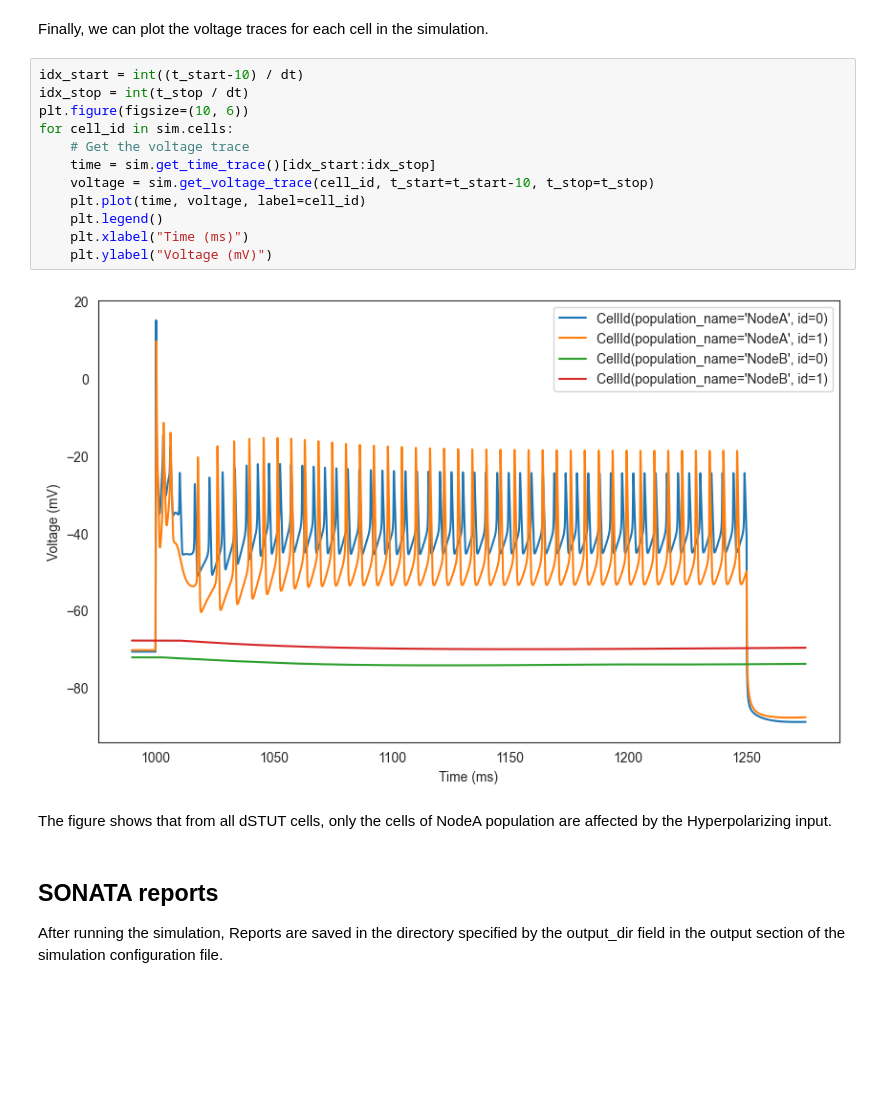
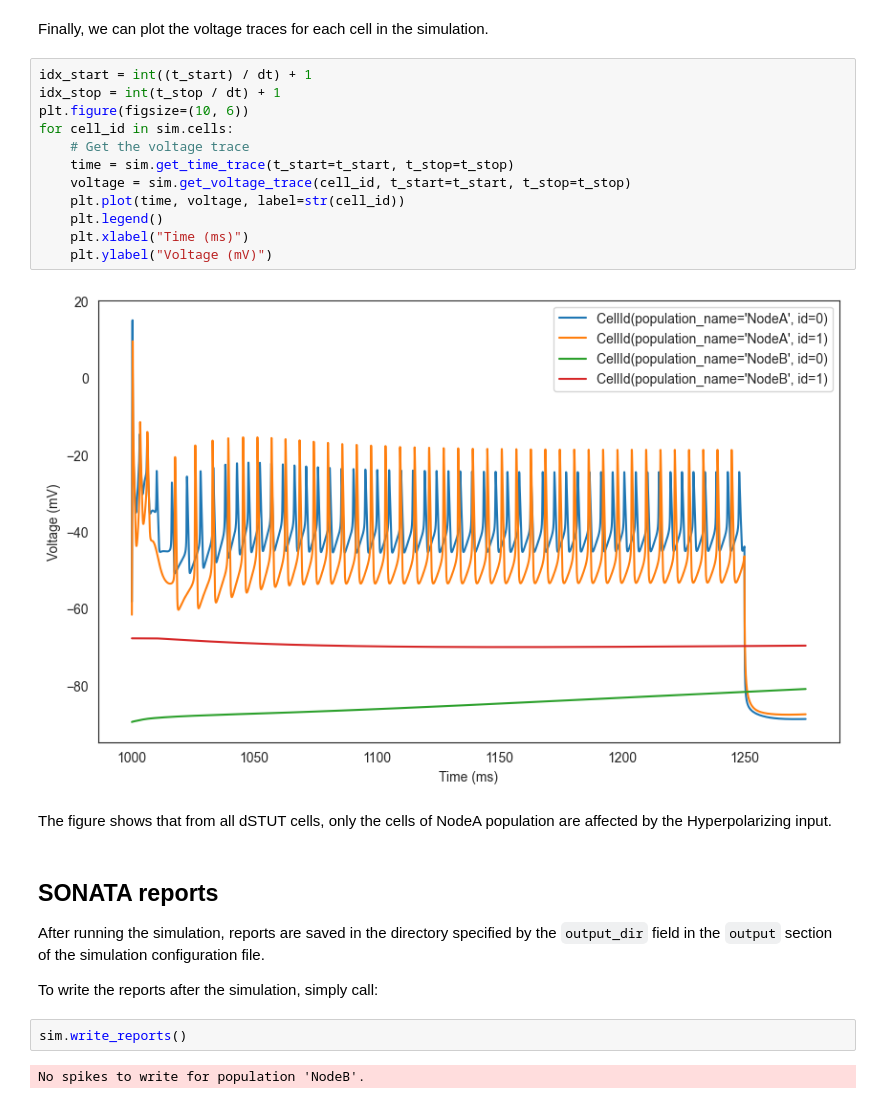
Before and after one commit to openbraininstitute/BlueCelluLab, a Jupyter notebook: examples/2-sonata-network/sonata-network.ipynb, the cells around one changed output. Saved outputs shown, nothing was run; the diff lists cells and outputs as text; blank space fills up the shorter version.

```diff
--- a/examples/2-sonata-network/sonata-network.ipynb
+++ b/examples/2-sonata-network/sonata-network.ipynb
@@ -174,22 +177,28 @@ plt.show()
 # %% [markdown]
 Finally, we can plot the voltage traces for each cell in the simulation.
 # %%
-idx_start = int((t_start-10) / dt)
-idx_stop = int(t_stop / dt)
+idx_start = int((t_start) / dt) + 1
+idx_stop = int(t_stop / dt) + 1
 plt.figure(figsize=(10, 6))
 for cell_id in sim.cells:
     # Get the voltage trace
-    time = sim.get_time_trace()[idx_start:idx_stop]
-    voltage = sim.get_voltage_trace(cell_id, t_start=t_start-10, t_stop=t_stop)
-    plt.plot(time, voltage, label=cell_id)
+    time = sim.get_time_trace(t_start=t_start, t_stop=t_stop)
+    voltage = sim.get_voltage_trace(cell_id, t_start=t_start, t_stop=t_stop)
+    plt.plot(time, voltage, label=str(cell_id))
     plt.legend()
     plt.xlabel("Time (ms)")
     plt.ylabel("Voltage (mV)")
 # %% [output]
-[figure, old version]
+[figure, new version]
 # %% [markdown]
 The figure shows that from all dSTUT cells, only the cells of NodeA population are affected by the Hyperpolarizing input.
 # %% [markdown]
 ## SONATA reports
 
-After running the simulation, Reports are saved in the directory specified by the output_dir field in the output section of the simulation configuration file.
+After running the simulation, reports are saved in the directory specified by the `output_dir` field in the `output` section of the simulation configuration file.
+
+To write the reports after the simulation, simply call:
+# %%
+sim.write_reports()
+# %% [output]
+No spikes to write for population 'NodeB'.
```
Also changed, not shown: parts of 2 cells of this notebook, 3 other files.
